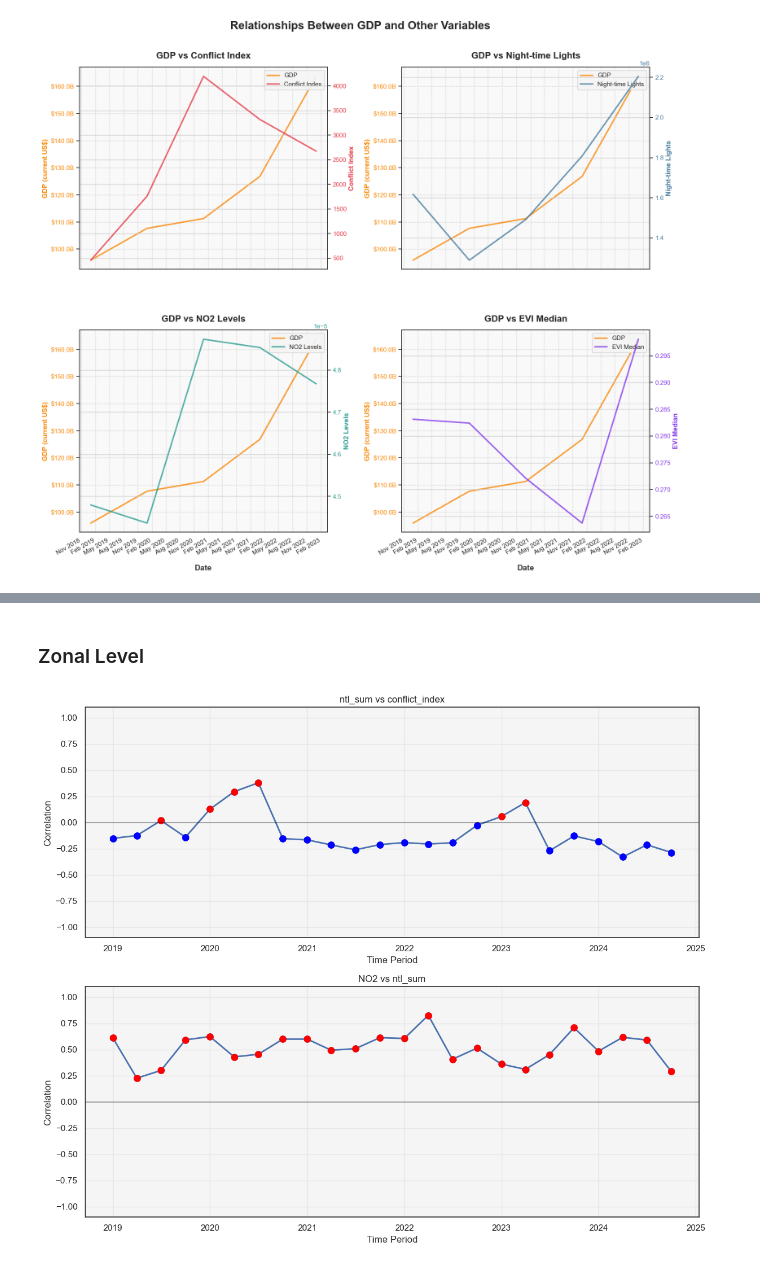
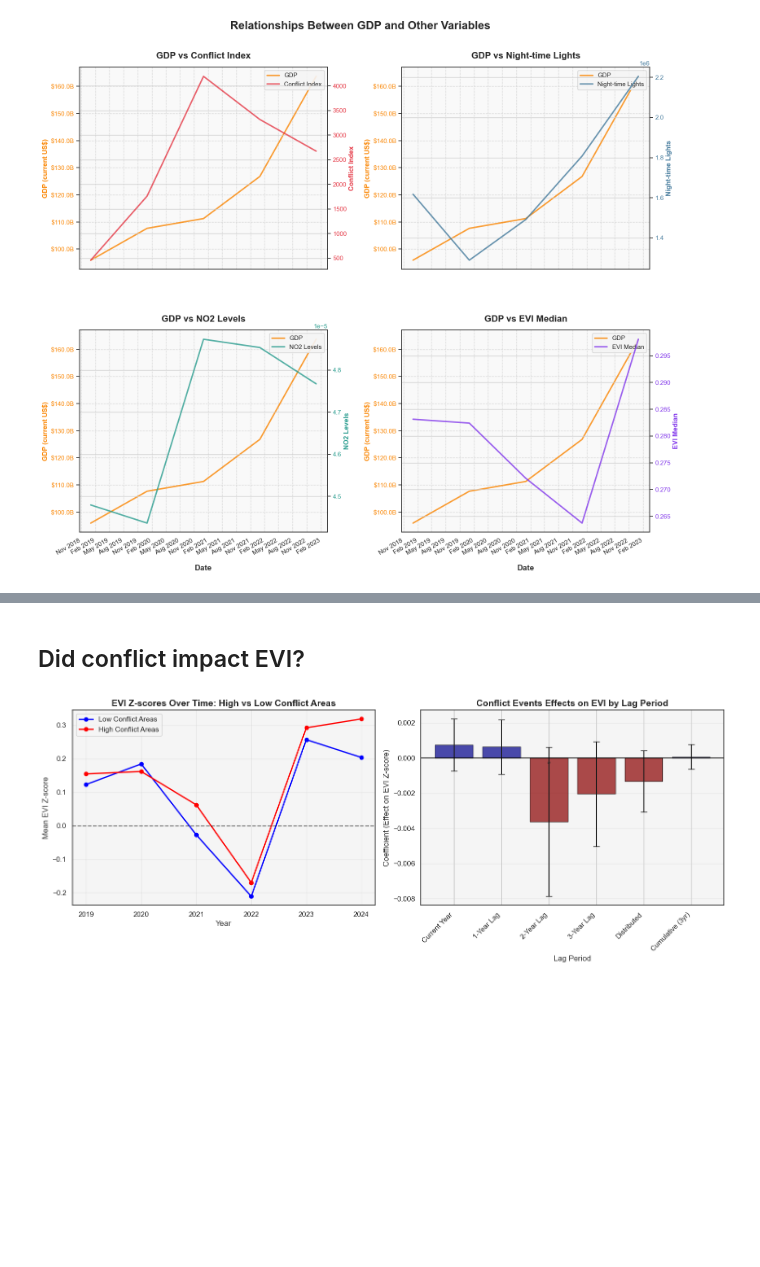
Before and after one commit to datapartnership/ethiopia-economic-monitoring, a Jupyter notebook: notebooks/combined_stats/summary_stats.ipynb, the cells around one changed output, grey strips where cells are left out. Saved outputs shown, nothing was run; the diff lists cells and outputs as text; code cells hidden in the pictures; blank space fills up the shorter version.

```diff
--- a/notebooks/combined_stats/summary_stats.ipynb
+++ b/notebooks/combined_stats/summary_stats.ipynb
@@ -733,21 +487,0 @@ plt.show()
-# %%
-variables_of_interest = ['NO2', 'nrFatalities', 'nrEvents', 'conflict_index',
-                         'ntl_sum']
-
-results = main(merged_adm2,admin_level='ADM2_EN')
-
-# Define the variable pairs we want to examine
-variable_pairs = [
-    ('conflict_index', 'ntl_sum'),
-    ('ntl_sum', 'NO2'),
-    #('ntl_sum', 'evi_median'),
-   # ('evi_median', 'NO2'),
-   ('conflict_index', 'NO2'),
-    #('evi_median', 'ntl_sum')  # This is a duplicate of the third pair, you may want to replace it
-]
-
-# Create the subplot figure with all correlation distributions
-fig = plot_multiple_correlation_distributions(results['region_correlations'], variable_pairs)
-
-# Show the figure
-plt.show()
@@ -1338,4 +487,0 @@ def create_spatial_evolution_dashboard(evolution_results, variable_pairs):
-# %%
-evolution_results = analyze_spatial_pattern_evolution(merged_adm1, ['conflict_index', 'NO2', 'ntl_sum', 'evi_median'])
-variable_pairs = [('ntl_sum', 'evi_median'), ('NO2', 'ntl_sum')]
-fig = create_spatial_evolution_dashboard(evolution_results, variable_pairs)
@@ -1344,8 +488,4 @@ fig = create_spatial_evolution_dashboard(evolution_results, variable_pairs)
-# %% [markdown]
-### Zonal Level
-# %%
-evolution_results = analyze_spatial_pattern_evolution(merged_adm2, ['conflict_index', 'NO2', 'ntl_sum'])
-variable_pairs = [('ntl_sum', 'conflict_index'), ('NO2', 'ntl_sum')]
-fig = create_spatial_evolution_dashboard(evolution_results, variable_pairs)
-# %% [output]
-[figure, removed]
+# %% [markdown]
+## Did conflict impact EVI?
+# %%
+evi_zscore = pd.read_csv('../../data/agriculture/processed/eth_zscore_adm2_2019_2024.csv')
@@ -1351,0 +997,4 @@ fig = create_spatial_evolution_dashboard(evolution_results, variable_pairs)
+# %%
+model, results_df = run_evi_conflict_analysis(conflict_adm2_monthly, evi_zscore)
+# %% [output]
+[figure, added]
```
Also changed, not shown: parts of 36 cells of this notebook, 23 other files.
